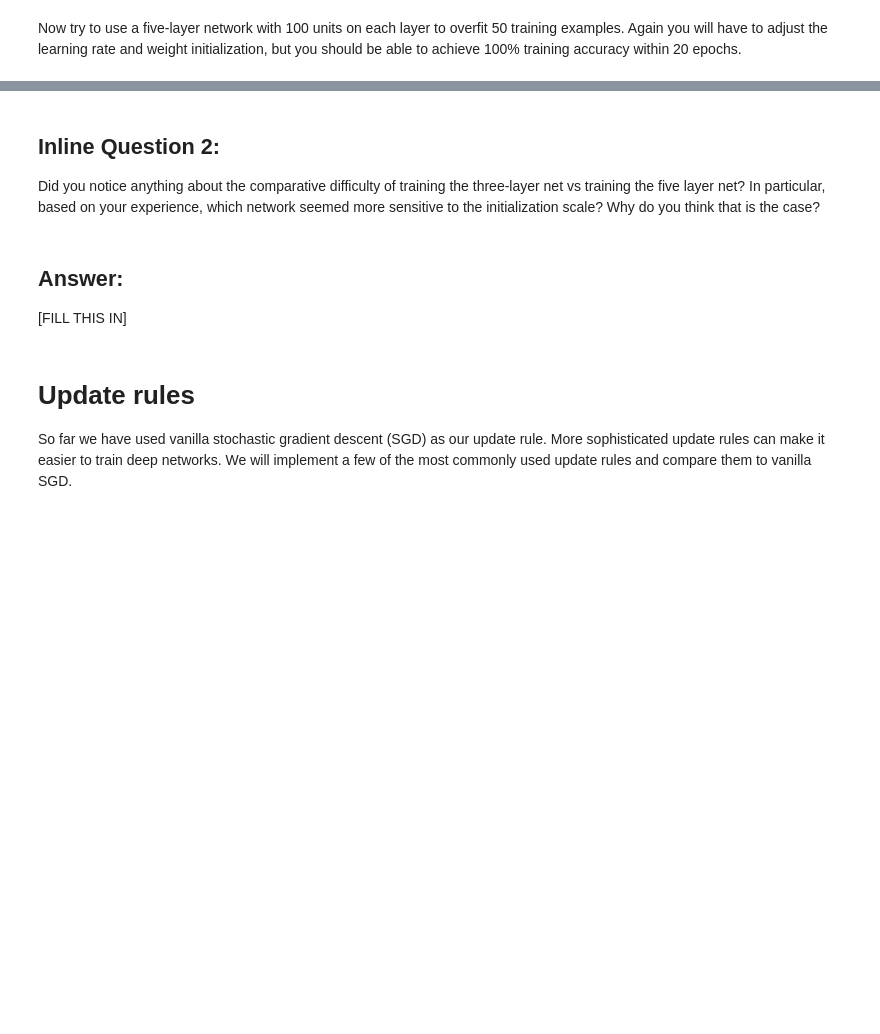
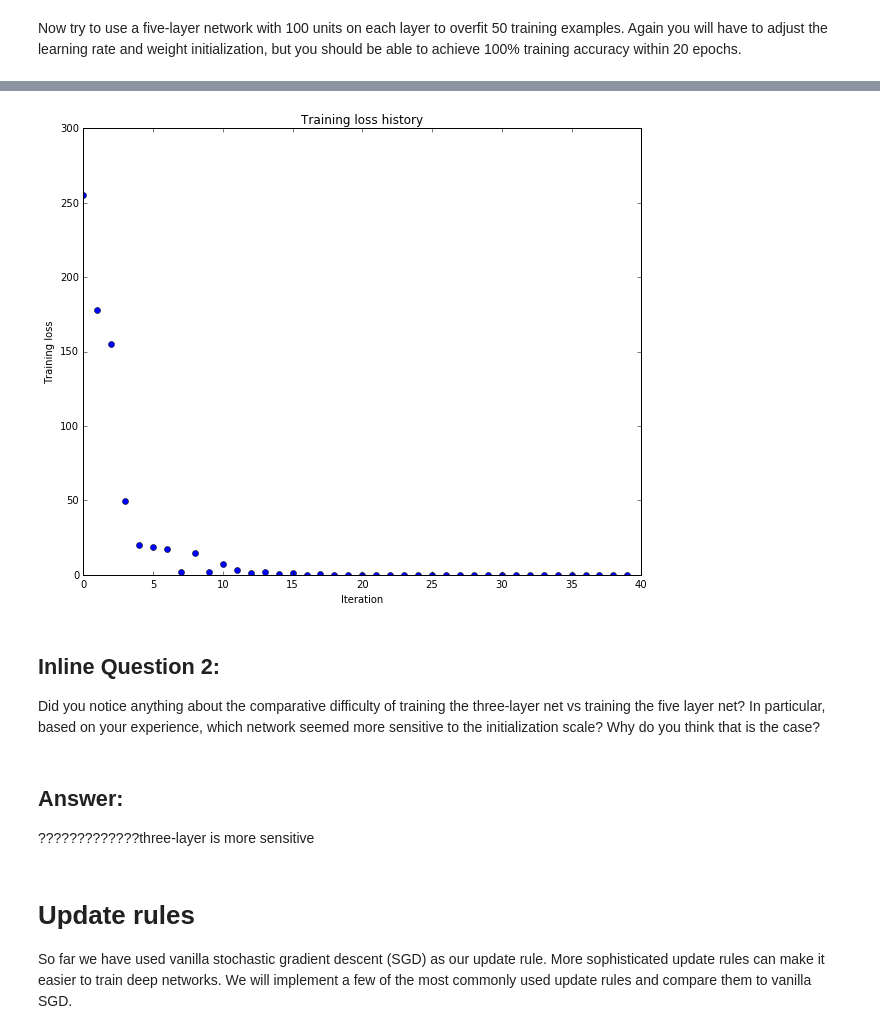
Before and after one commit to janejzyu/cs231n, a Jupyter notebook: assignment2/FullyConnectedNets.ipynb, the cells around one changed output, grey strips where cells are left out. Drawn from its saved outputs; the diff is of its cells as text; code cells hidden in the pictures; blank space fills up the shorter version.

```diff
--- a/assignment2/FullyConnectedNets.ipynb
+++ b/assignment2/FullyConnectedNets.ipynb
@@ -471,8 +502,9 @@ small_data = {
   'y_val': data['y_val'],
 }
 
-learning_rate = 2e-3
-weight_scale = 1e-5
+weight_scale = 1e-1 # 1e-5
+learning_rate = 1e-3 # 1e-3
+
 model = FullyConnectedNet([100, 100, 100, 100],
                 weight_scale=weight_scale, dtype=np.float64)
 solver = Solver(model, small_data,
@@ -489,3 +521,4 @@ plt.title('Training loss history')
 plt.xlabel('Iteration')
 plt.ylabel('Training loss')
 plt.show()
+# %% [output]
@@ -492,9 +542,11 @@ plt.show()
+[figure, added]
 # %% [markdown]
 ## Inline Question 2:
 Did you notice anything about the comparative difficulty of training the three-layer net vs training the five layer net? In particular, based on your experience, which network seemed more sensitive to the initialization scale? Why do you think that is the case?
-# %% [markdown]
-## Answer:
-[FILL THIS IN]
+# %% [markdown]
+## Answer:
+
+?????????????three-layer is more sensitive
 # %% [markdown]
 # Update rules
 So far we have used vanilla stochastic gradient descent (SGD) as our update rule. More sophisticated update rules can make it easier to train deep networks. We will implement a few of the most commonly used update rules and compare them to vanilla SGD.
```
Also changed, not shown: parts of 3 cells of this notebook, 1 other file.
